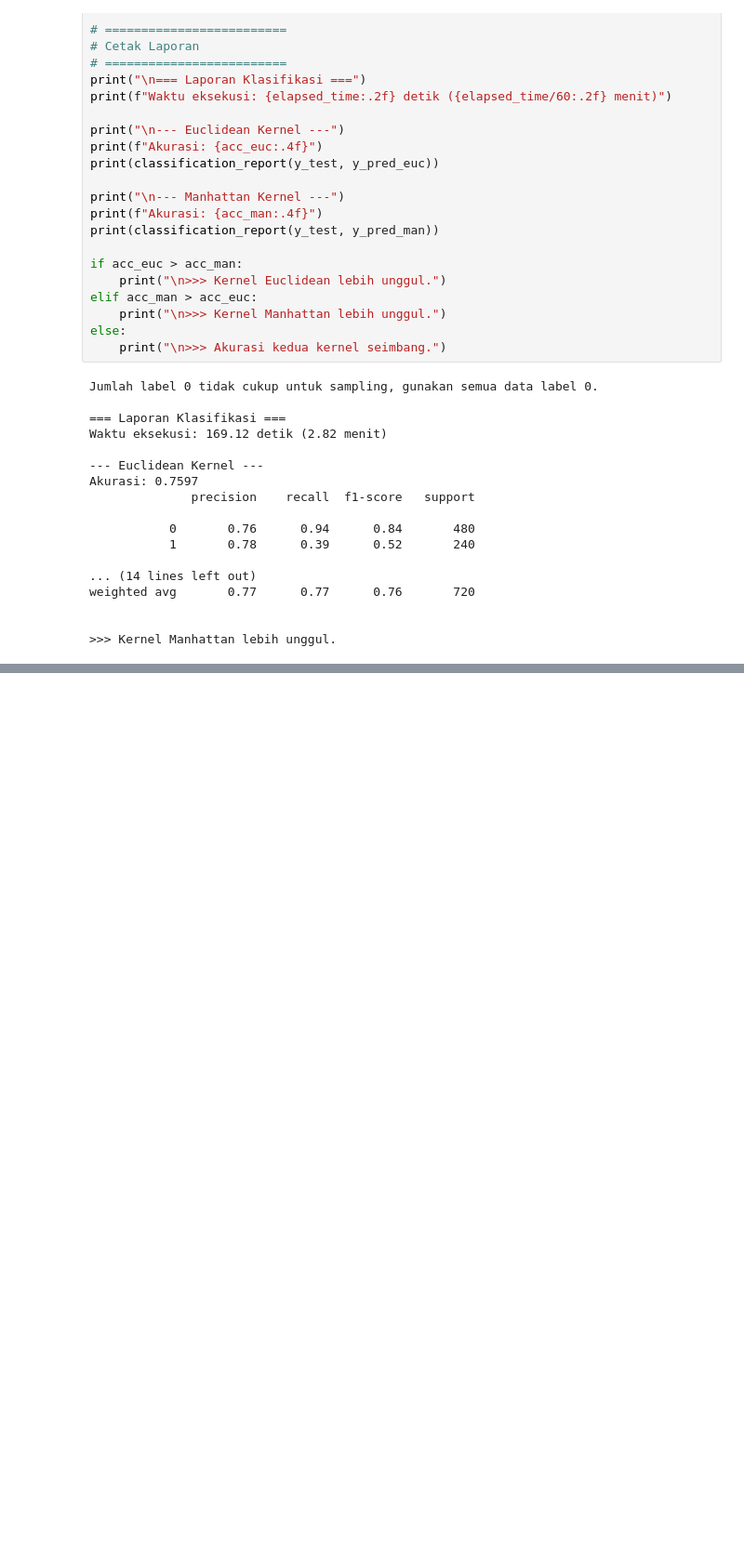
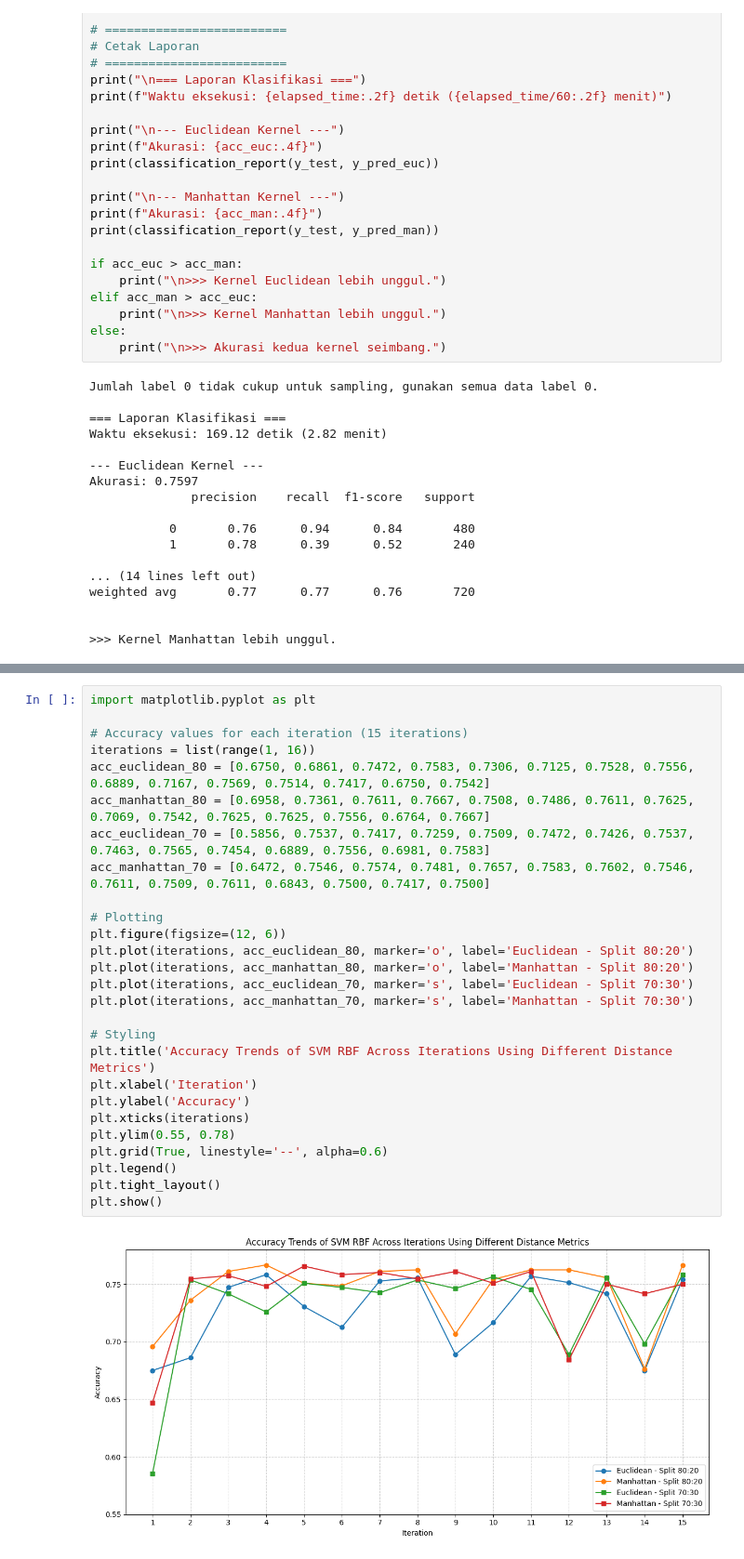
Before and after one commit to asrianda/jurnal, a Jupyter notebook: jurnal_SVM_Ilkom1.ipynb, the cells around one changed output, grey strips where cells are left out. Shown at 93% size. Drawn from its saved outputs; the diff is of its cells as text; blank space fills up the shorter version.

```diff
--- a/jurnal_SVM_Ilkom1.ipynb
+++ b/jurnal_SVM_Ilkom1.ipynb
@@ -1344,0 +1407,29 @@ weighted avg       0.77      0.77      0.76       720
+# %%
+import matplotlib.pyplot as plt
+
+# Accuracy values for each iteration (15 iterations)
+iterations = list(range(1, 16))
+acc_euclidean_80 = [0.6750, 0.6861, 0.7472, 0.7583, 0.7306, 0.7125, 0.7528, 0.7556, 0.6889, 0.7167, 0.7569, 0.7514, 0.7417, 0.6750, 0.7542]
+acc_manhattan_80 = [0.6958, 0.7361, 0.7611, 0.7667, 0.7508, 0.7486, 0.7611, 0.7625, 0.7069, 0.7542, 0.7625, 0.7625, 0.7556, 0.6764, 0.7667]
+acc_euclidean_70 = [0.5856, 0.7537, 0.7417, 0.7259, 0.7509, 0.7472, 0.7426, 0.7537, 0.7463, 0.7565, 0.7454, 0.6889, 0.7556, 0.6981, 0.7583]
+acc_manhattan_70 = [0.6472, 0.7546, 0.7574, 0.7481, 0.7657, 0.7583, 0.7602, 0.7546, 0.7611, 0.7509, 0.7611, 0.6843, 0.7500, 0.7417, 0.7500]
+
+# Plotting
+plt.figure(figsize=(12, 6))
+plt.plot(iterations, acc_euclidean_80, marker='o', label='Euclidean - Split 80:20')
+plt.plot(iterations, acc_manhattan_80, marker='o', label='Manhattan - Split 80:20')
+plt.plot(iterations, acc_euclidean_70, marker='s', label='Euclidean - Split 70:30')
+plt.plot(iterations, acc_manhattan_70, marker='s', label='Manhattan - Split 70:30')
+
+# Styling
+plt.title('Accuracy Trends of SVM RBF Across Iterations Using Different Distance Metrics')
+plt.xlabel('Iteration')
+plt.ylabel('Accuracy')
+plt.xticks(iterations)
+plt.ylim(0.55, 0.78)
+plt.grid(True, linestyle='--', alpha=0.6)
+plt.legend()
+plt.tight_layout()
+plt.show()
+# %% [output]
+[figure, added]
```
Also changed, not shown: parts of 17 cells of this notebook.
